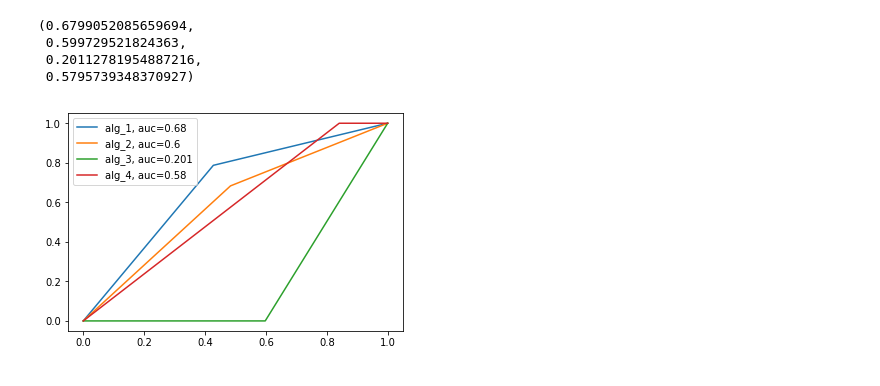
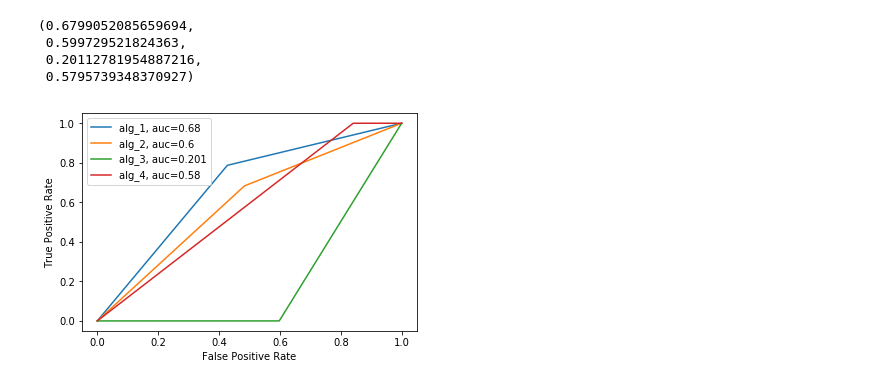
Before and after one commit to apurvmishra99/iaml-cw1, a Jupyter notebook: explore_q4.ipynb, the cells around one changed output. Drawn from its saved outputs; the diff is of its cells as text; code cells hidden in the pictures.

```diff
--- a/explore_q4.ipynb
+++ b/explore_q4.ipynb
@@ -35,11 +41,14 @@ roc_auc_score(df["gt"].values, df["alg_1"].values), roc_auc_score(df["gt"].value
 # %%
 for alg in df.columns[1:]:
     fpr, tpr, _ = roc_curve(df["gt"], df[alg])
     auc = np.round(roc_auc_score(df["gt"], df[alg]), 3)
     plt.plot(fpr,tpr,label=f"{alg}, auc={auc}")
+plt.xlabel("False Positive Rate")
+plt.ylabel("True Positive Rate")
 plt.legend(loc=0)
+plt.savefig("results/roc-curves.png")
 plt.show()
 # %% [output]
-[figure, old version]
+[figure, new version]
 # %%
 df_new = pd.read_csv("data/classification_eval_1.csv")
```
Also changed, not shown: parts of 7 cells of this notebook, 1 other file.
